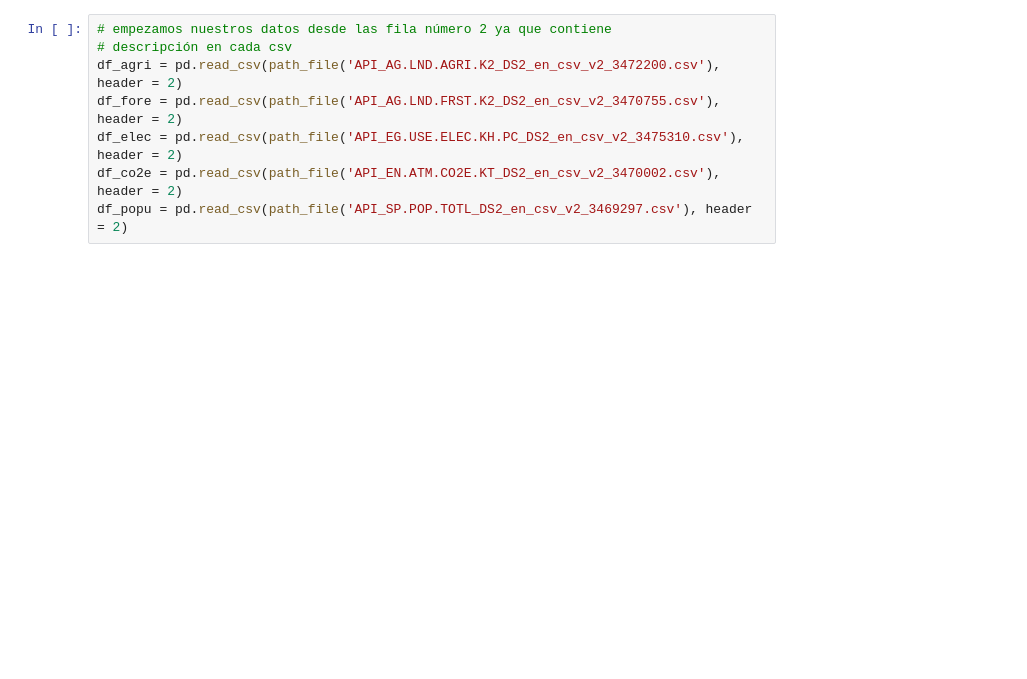
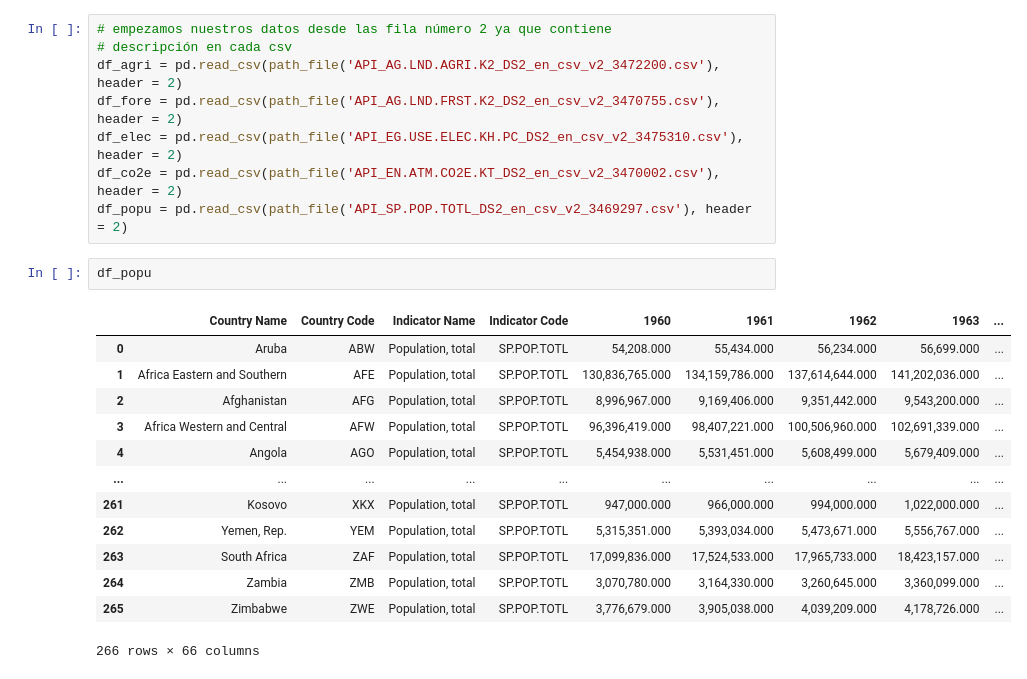
Before and after one commit to FernandoCallasaca/data_science_projects, a Jupyter notebook: pandas_routine_2.ipynb, the cells around one changed output. Cells and saved outputs as stored; diff of their text form; blank space fills up the shorter version.

```diff
--- a/pandas_routine_2.ipynb
+++ b/pandas_routine_2.ipynb
@@ -64,3 +64,19 @@ df_fore = pd.read_csv(path_file('API_AG.LND.FRST.K2_DS2_en_csv_v2_3470755.csv'),
 df_elec = pd.read_csv(path_file('API_EG.USE.ELEC.KH.PC_DS2_en_csv_v2_3475310.csv'), header = 2)
 df_co2e = pd.read_csv(path_file('API_EN.ATM.CO2E.KT_DS2_en_csv_v2_3470002.csv'), header = 2)
 df_popu = pd.read_csv(path_file('API_SP.POP.TOTL_DS2_en_csv_v2_3469297.csv'), header = 2)
+# %%
+df_popu
+# %% [output]
+|  | Country Name | Country Code | Indicator Name | Indicator Code | 1960 | 1961 | 1962 | 1963 | ... |
+| 0 | Aruba | ABW | Population, total | SP.POP.TOTL | 54,208.000 | 55,434.000 | 56,234.000 | 56,699.000 | ... |
+| 1 | Africa Eastern and Southern | AFE | Population, total | SP.POP.TOTL | 130,836,765.000 | 134,159,786.000 | 137,614,644.000 | 141,202,036.000 | ... |
+| 2 | Afghanistan | AFG | Population, total | SP.POP.TOTL | 8,996,967.000 | 9,169,406.000 | 9,351,442.000 | 9,543,200.000 | ... |
+| 3 | Africa Western and Central | AFW | Population, total | SP.POP.TOTL | 96,396,419.000 | 98,407,221.000 | 100,506,960.000 | 102,691,339.000 | ... |
+| 4 | Angola | AGO | Population, total | SP.POP.TOTL | 5,454,938.000 | 5,531,451.000 | 5,608,499.000 | 5,679,409.000 | ... |
+| ... | ... | ... | ... | ... | ... | ... | ... | ... | ... |
+| 261 | Kosovo | XKX | Population, total | SP.POP.TOTL | 947,000.000 | 966,000.000 | 994,000.000 | 1,022,000.000 | ... |
+| 262 | Yemen, Rep. | YEM | Population, total | SP.POP.TOTL | 5,315,351.000 | 5,393,034.000 | 5,473,671.000 | 5,556,767.000 | ... |
+| 263 | South Africa | ZAF | Population, total | SP.POP.TOTL | 17,099,836.000 | 17,524,533.000 | 17,965,733.000 | 18,423,157.000 | ... |
+| 264 | Zambia | ZMB | Population, total | SP.POP.TOTL | 3,070,780.000 | 3,164,330.000 | 3,260,645.000 | 3,360,099.000 | ... |
+| 265 | Zimbabwe | ZWE | Population, total | SP.POP.TOTL | 3,776,679.000 | 3,905,038.000 | 4,039,209.000 | 4,178,726.000 | ... |
+266 rows × 66 columns
```
Also changed, not shown: parts of 13 cells of this notebook.
